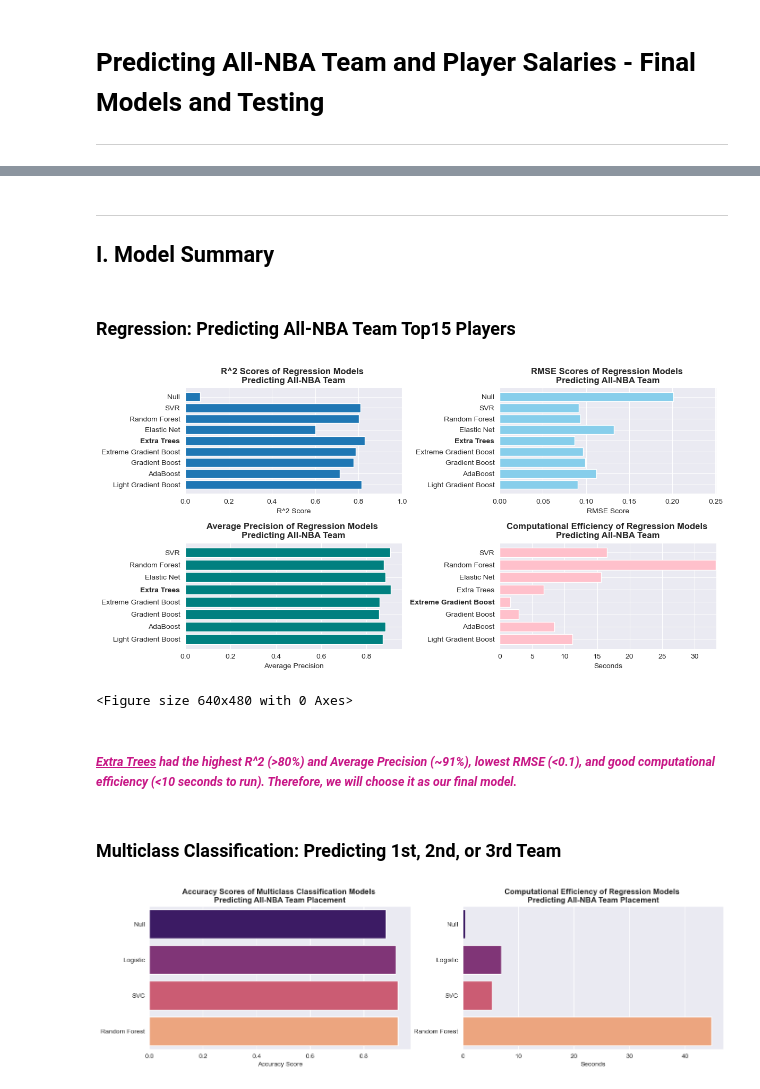
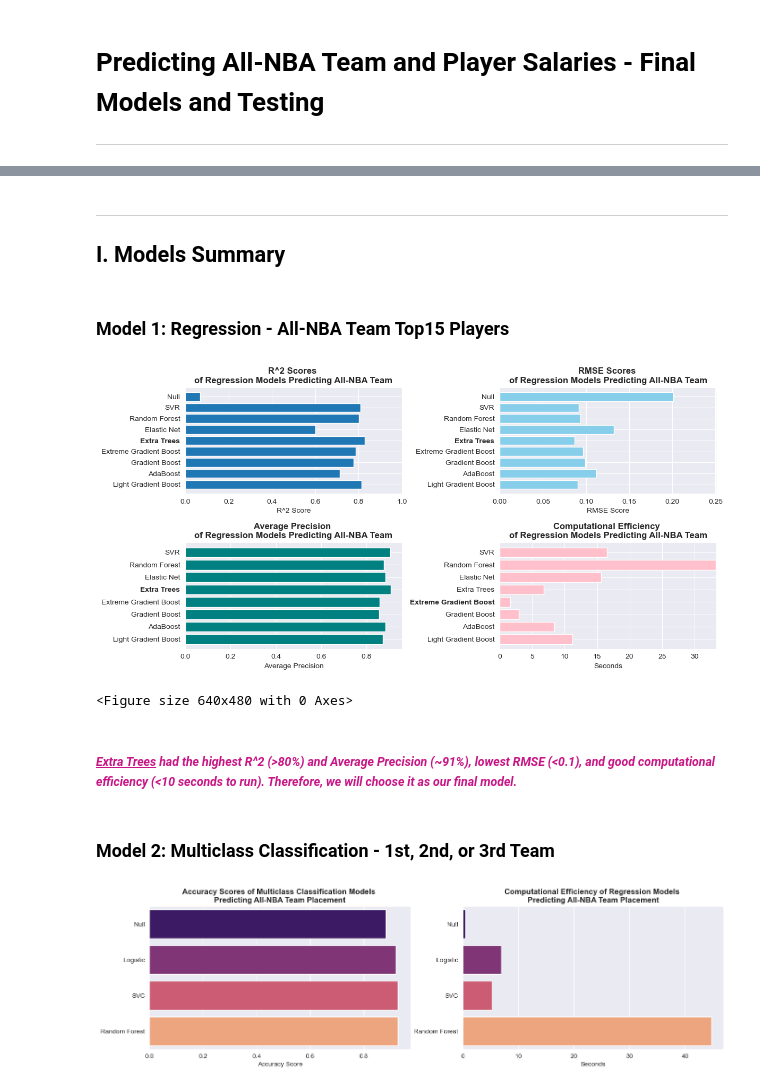
Before and after one commit to farahmalik11/DSI508_Capstone, a Jupyter notebook: code/06_Final_Model_Testing.ipynb, the cells around one changed output, grey strips where cells are left out. Saved outputs shown, nothing was run; the diff lists cells and outputs as text; code cells hidden in the pictures.

```diff
--- a/code/06_Final_Model_Testing.ipynb
+++ b/code/06_Final_Model_Testing.ipynb
@@ -53,9 +60,9 @@ pd.options.display.max_rows = 400
 pd.options.display.max_columns = 400
 # %% [markdown]
 ---
-## I. Model Summary
+## I. Models Summary
 # %% [markdown]
-### Regression: Predicting All-NBA Team Top15 Players
+### Model 1: Regression - All-NBA Team Top15 Players
 # %%
 sns.set_style('darkgrid')
 models = ['Null', 'SVR', 'Random Forest', 'Elastic Net', 'Extra Trees', 'Extreme Gradient Boost', 'Gradient Boost', 'AdaBoost', 'Light Gradient Boost']
@@ -75,7 +82,7 @@ fig, axs = plt.subplots(2, 2, figsize=(12, 6))
 axs[0,0].barh(models, test_scores)
 axs[0,0].set_xlim(0, 1.0)
 axs[0,0].set_xlabel('R^2 Score')
-axs[0,0].set_title('R^2 Scores of Regression Models \nPredicting All-NBA Team', fontweight='bold')
+axs[0,0].set_title('R^2 Scores \nof Regression Models Predicting All-NBA Team', fontweight='bold')
 #axs[0,0].set_yticklabels(pref_order)
 axs[0,0].invert_yaxis()
 
@@ -83,7 +90,7 @@ axs[0,0].invert_yaxis()
 axs[0,1].barh(models, rmse_scores, color='skyblue')
 axs[0,1].set_xlim(0, max(rmse_scores) + 0.05)
 axs[0,1].set_xlabel('RMSE Score')
-axs[0,1].set_title('RMSE Scores of Regression Models \nPredicting All-NBA Team', fontweight='bold')
+axs[0,1].set_title('RMSE Scores \nof Regression Models Predicting All-NBA Team', fontweight='bold')
 #axs[0,1].set_yticklabels(pref_order)
 axs[0,1].invert_yaxis()
 
@@ -91,41 +98,41 @@ axs[0,1].invert_yaxis()
 axs[1,0].barh(models2, avg_ap, color='teal')
 axs[1,0].set_xlim(0, max(avg_ap) + 0.05)
 axs[1,0].set_xlabel('Average Precision')
-axs[1,0].set_title('Average Precision of Regression Models \nPredicting All-NBA Team', fontweight='bold')
+axs[1,0].set_title('Average Precision \nof Regression Models Predicting All-NBA Team', fontweight='bold')
 #axs[1,0].set_yticklabels(pref_order)
 axs[1,0].invert_yaxis()
 
 # Plot Time to Compute
 axs[1,1].barh(models2, times, color='pink')
 axs[1,1].set_xlim(0, max(times) + 0.05)
 axs[1,1].set_xlabel('Seconds')
-axs[1,1].set_title('Computational Efficiency of Regression Models \nPredicting All-NBA Team', fontweight='bold')
+axs[1,1].set_title('Computational Efficiency \nof Regression Models Predicting All-NBA Team', fontweight='bold')
 #axs[1,1].set_yticklabels(pref_order)
 axs[1,1].invert_yaxis()
 
 #Source: https://stackoverflow.com/questions/56441603/how-to-change-the-font-weight-of-individual-colorbar-labels; ChatGPT
 highest_index_r2 = np.argmax(test_scores)
 highest_index_rmse = np.argmin(rmse_scores)
 highest_index_ap = np.argmax(avg_ap)
 highest_index_times = np.argmin(times)
 
 axs[0,0].get_yticklabels()[highest_index_r2].set_fontweight('bold')
 axs[0,1].get_yticklabels()[highest_index_rmse].set_fontweight('bold')
 axs[1,0].get_yticklabels()[highest_index_ap].set_fontweight('bold')
 axs[1,1].get_yticklabels()[highest_index_times].set_fontweight('bold')
 
 # Adjust layout and display the plot
 plt.tight_layout()
 plt.show();
 
 plt.savefig('../images/Reg1_Model_Performances.png', dpi=192, bbox_inches='tight'); #Added
 # %% [output]
-[figure, old version]
+[figure, new version]
 <Figure size 640x480 with 0 Axes>
 # %% [markdown]
 ##### <span style = 'color:mediumvioletred'> _<u>**Extra Trees**</u> had the highest R^2 (>80%) and Average Precision (~91%), lowest RMSE (<0.1), and good computational efficiency (<10 seconds to run). Therefore, we will choose it as our final model._
 # %% [markdown]
-### Multiclass Classification: Predicting 1st, 2nd, or 3rd Team
+### Model 2: Multiclass Classification - 1st, 2nd, or 3rd Team
 # %%
 models = ['Null', 'Logistic', 'SVC', 'Random Forest']
 accuracy_scores = [0.8842, 0.9192, 0.9288, 0.9288]
```
Also changed, not shown: parts of 41 cells of this notebook, 11 other files.
